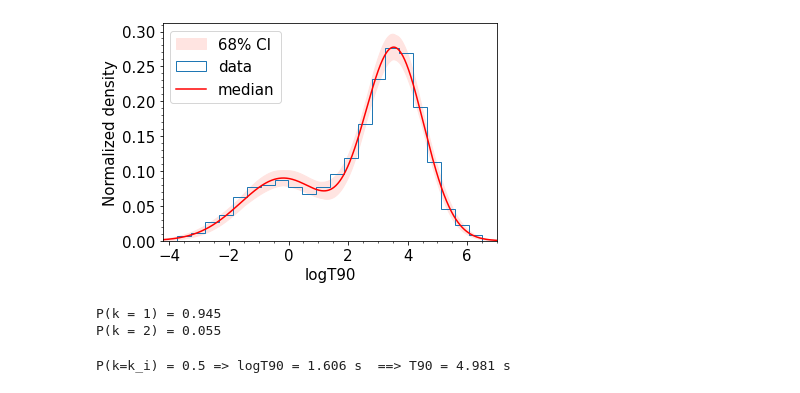
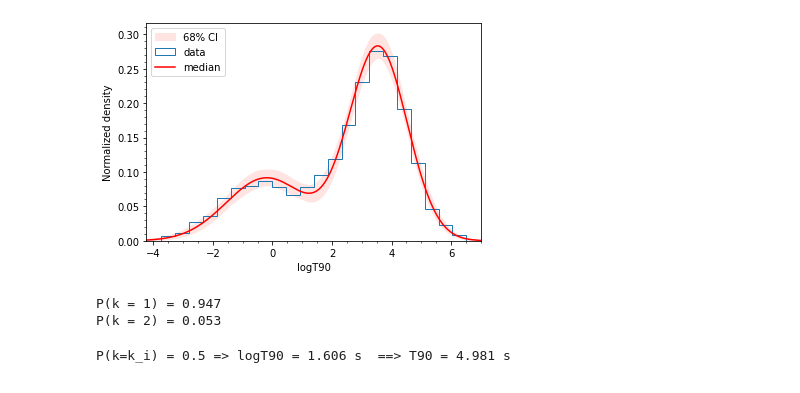
Before and after one commit to fdesanti/nested_sampling, a Jupyter notebook: posterior_analysis.ipynb, the cells around one changed output. Drawn from its saved outputs; the diff is of its cells as text; code cells hidden in the pictures.

Commit message:
added results with gaussian errors

```diff
--- a/posterior_analysis.ipynb
+++ b/posterior_analysis.ipynb
@@ -6,28 +6,28 @@ import pandas as pd
 # %%
 #%matplotlib widget
 n_gauss = 2
-path = f'results/{n_gauss}gauss_additional_priors'
+path = f'results/{n_gauss}gauss_additional_priors_gaussian_errors'
 #path = 'results/2gauss'
 data_file = 'data/GRB_data.txt'
 
 #retrieve data
 data = np.genfromtxt(data_file)
 logT90, dlogT90, HR = data.T
 
 #retrieve posterior samples
 posteriors = Posteriorsamples(path, 'posterior.dat')
 best_estimates, _ = posteriors.get_best_estimate(CL='68')
 posteriors.plot_posterior_mixture(data = logT90)
 
 T90 = np.log(2)
 P1 = posteriors.compute_class_prob(T90, 1)
 P2 = posteriors.compute_class_prob(T90, 2)
 if n_gauss == 3:
     P3 = posteriors.compute_class_prob(T90, 3)
 # %% [output]
-[figure, old version]
+[figure, new version]
-P(k = 1) = 0.945
-P(k = 2) = 0.055
+P(k = 1) = 0.947
+P(k = 2) = 0.053
 # %%
 x = np.linspace(-4, 6, 10000)
 P1 = []
```
Also changed, not shown: 27 other files.
